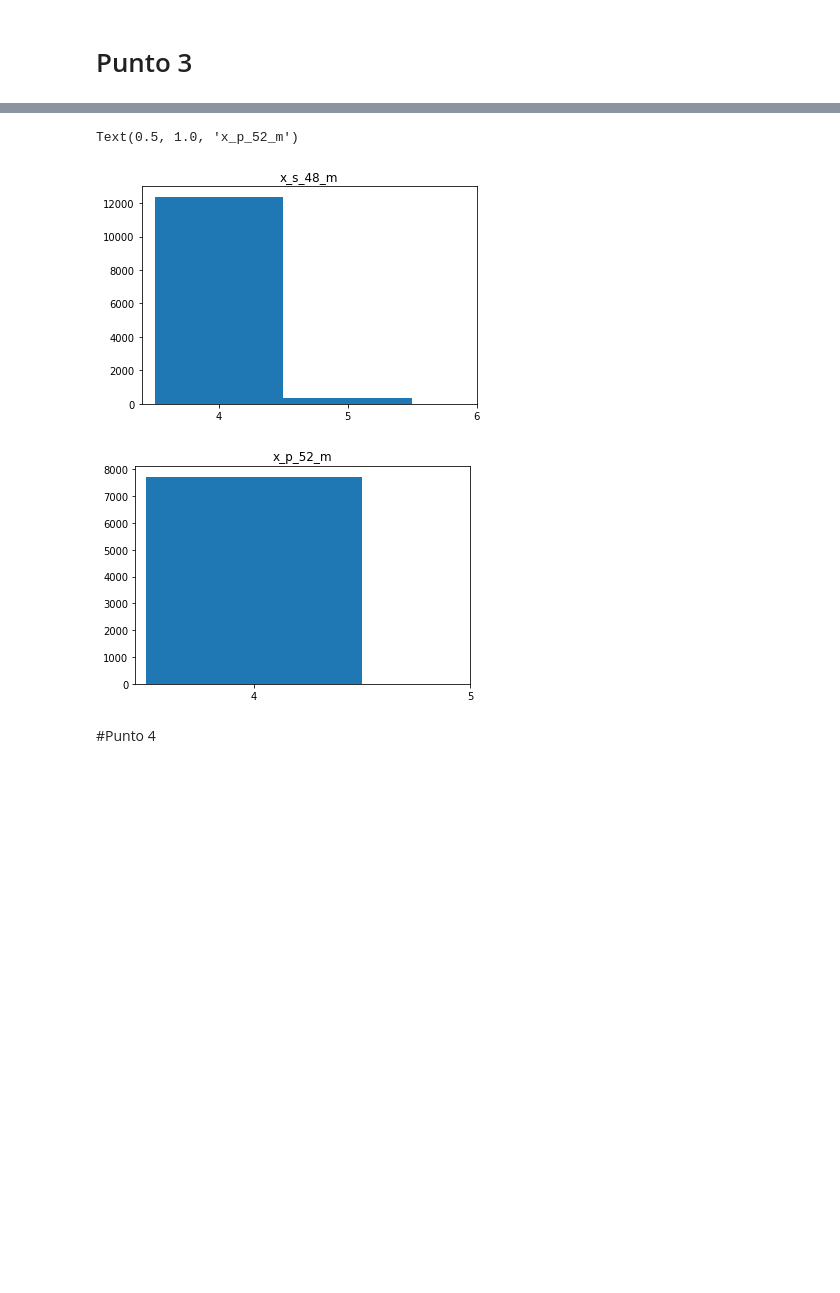
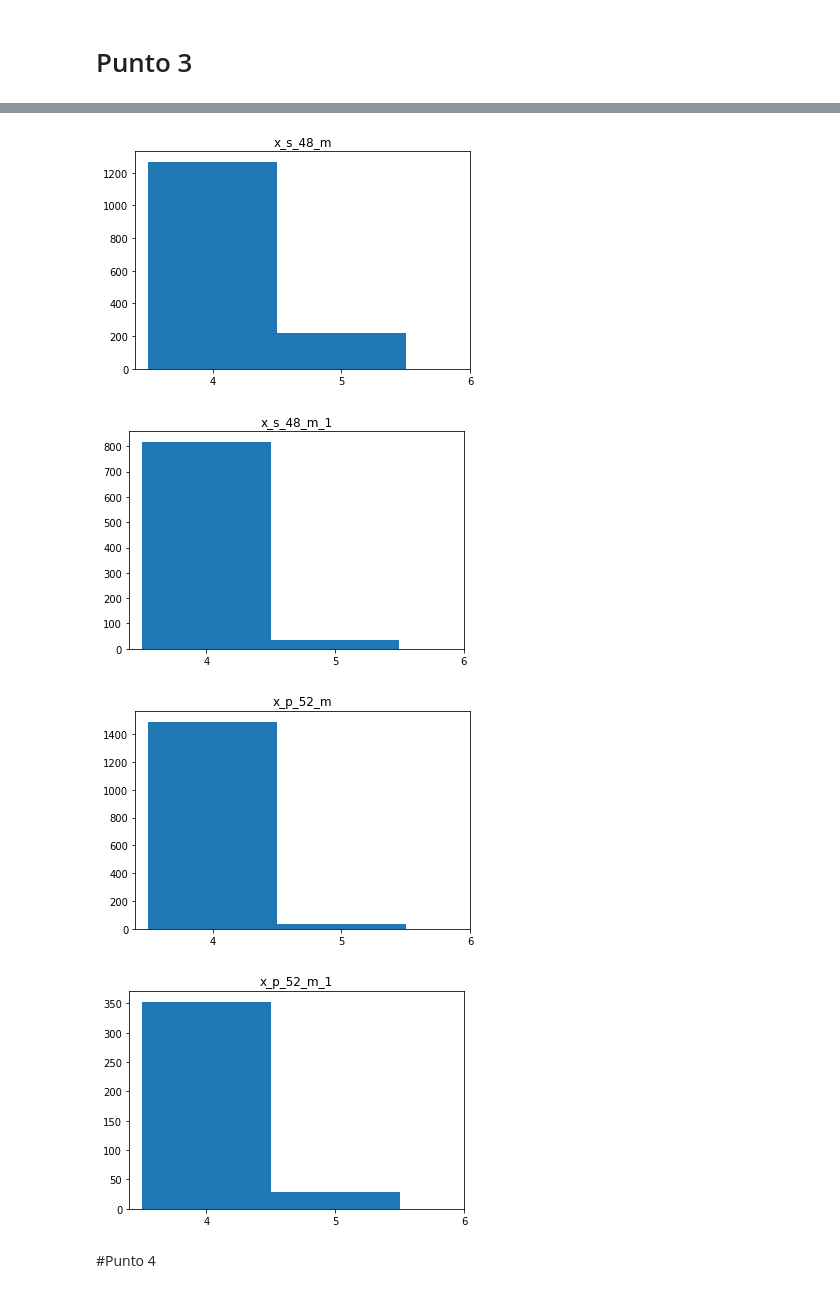
Before and after one commit to santiagoavilaunal/MetNumUN2020II, a Jupyter notebook: lab4/21BlackjackGrClass1StGrooup10.ipynb.ipynb, the cells around one changed output, grey strips where cells are left out. Saved outputs shown, nothing was run; the diff lists cells and outputs as text; code cells hidden in the pictures; blank space fills up the shorter version.

```diff
--- a/lab4/21BlackjackGrClass1StGrooup10.ipynb.ipynb
+++ b/lab4/21BlackjackGrClass1StGrooup10.ipynb.ipynb
@@ -171,30 +165,25 @@ half deck poker prob  : 7728 de 100000 = 0.07728
-# %%
-x_s_48_m = np.asarray(prb_21_spanish_48_m[1])
-x_p_52_m = np.asarray(prb_21_poker_52_m[1])
-
-#historgrama baraja española modificada sin [7,7,5]
-bin5 = np.arange(x_s_48_m.min(), x_s_48_m.max() + 1.5) - 0.5
-
-f5 = plt.figure()
-
-ax5 = f5.add_subplot(111)
-ax5.hist(x_s_48_m, bins = bin5)
-ax5.set_xticks(bin5 + 0.5)
-ax5.set_title('x_s_48_m')
-
-#historgrama baraja poker modificada sin [7,7,5]
-bin6 = np.arange(x_p_52_m.min(), x_p_52_m.max() + 1.5) - 0.5
-
-f6 = plt.figure()
-
-ax6 = f6.add_subplot(111)
-ax6.hist(x_p_52_m, bins = bin6)
-ax6.set_xticks(bin6 + 0.5)
-ax6.set_title('x_p_52_m')
-# %% [output]
-Text(0.5, 1.0, 'x_p_52_m')
-[figure, removed]
-[figure, removed]
+# %%
+x_s_48_m   = np.asarray(prb_21_spanish_48_m[1])
+x_s_48_m_1 = np.asarray(prb_21_spanish_48_m_1[1])
+x_p_52_m   = np.asarray(prb_21_poker_52_m[1])
+x_p_52_m_1 = np.asarray(prb_21_poker_52_m_1[1])
+
+#histograma media baraja española modificada
+hist(x_s_48_m, 'x_s_48_m')
+
+#histograma media baraja española modificada 10s
+hist(x_s_48_m_1, 'x_s_48_m_1')
+
+#histograma media baraja poker modificada
+hist(x_p_52_m, 'x_p_52_m')
+
+#histograma media baraja poker modificada 10s
+hist(x_p_52_m_1, 'x_p_52_m_1')
+# %% [output]
+[figure, added]
+[figure, added]
+[figure, added]
+[figure, added]
 # %% [markdown]
 #Punto 4
 # %% [markdown]
```
Also changed, not shown: parts of 13 cells of this notebook.
